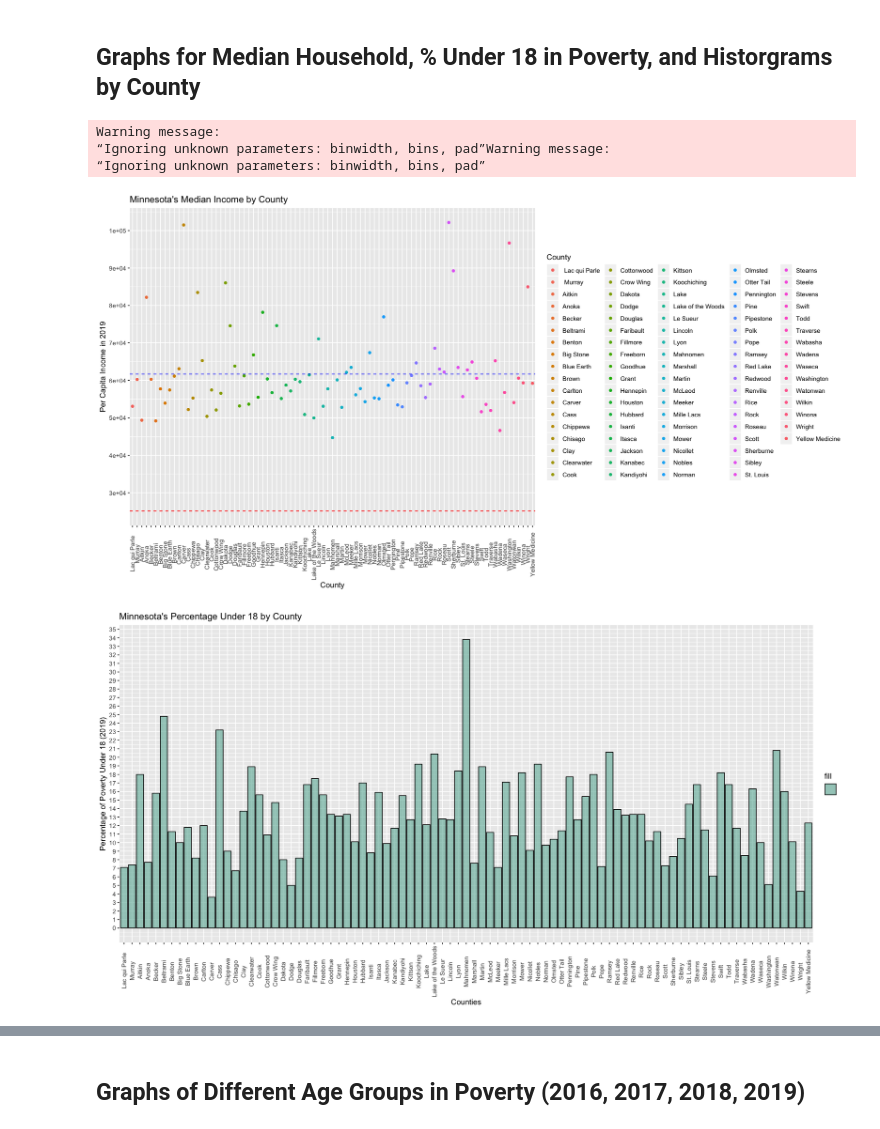
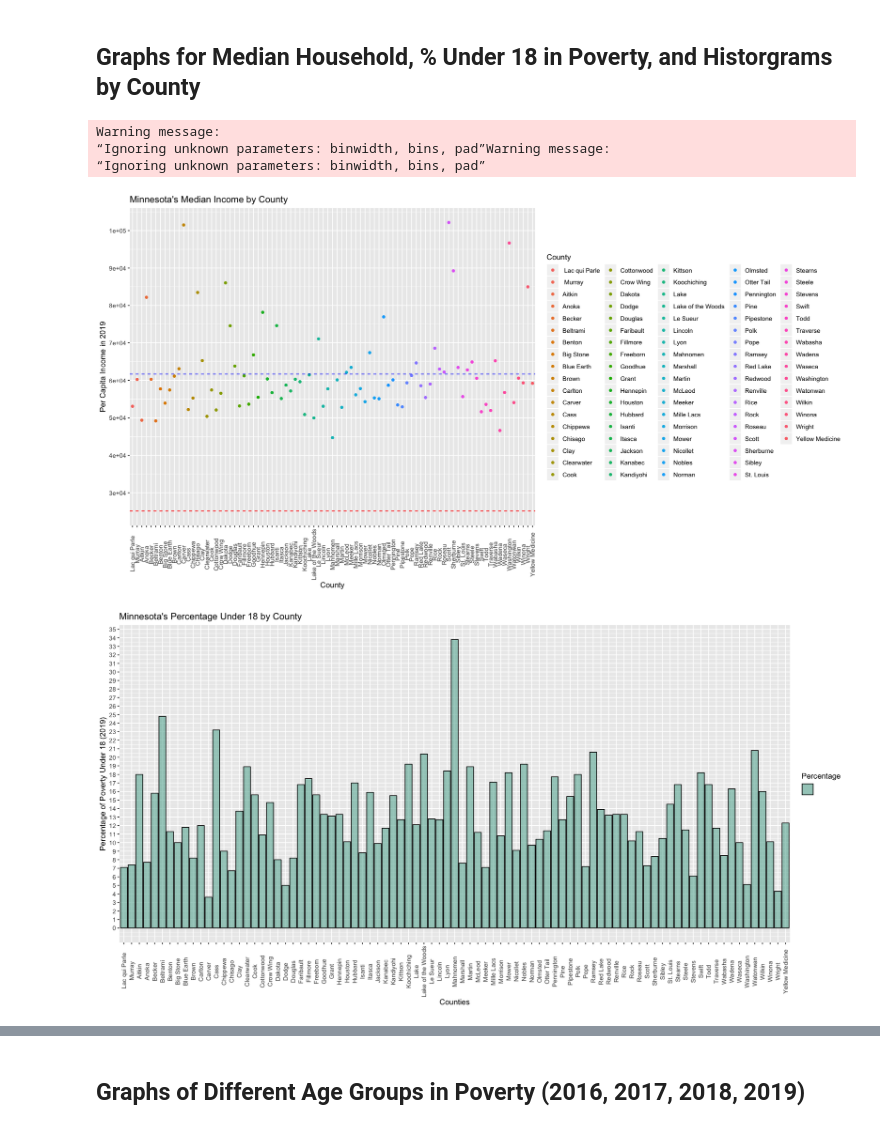
Before and after one commit to bamzie/DataSetPoverty, a Jupyter notebook: ResearchCode-Minn.ipynb, the cells around one changed output, grey strips where cells are left out. Cells and saved outputs as stored; diff of their text form; code cells hidden in the pictures.

```diff
--- a/ResearchCode-Minn.ipynb
+++ b/ResearchCode-Minn.ipynb
@@ -143,31 +139,33 @@ ggtitle("Minnesota's Median Income by County")+
 scale_y_continuous(breaks=seq(0,120000,10000));
 
 # Plot for Minnesota's % under 18 who are in poverty
 plot2 <- ggplot(minn_poverty, aes(x = minn_poverty$names, y = minn_poverty$poverty_under_18_2019,
                                  fill = '')) +
     geom_histogram(color="grey3", alpha=0.6, stat = 'identity') +
     theme(axis.text.x = element_text(angle = 90, vjust = 0.5)) +
     scale_fill_manual(values=c("#69b3a2")) + xlab("Counties") +
     ylab("Percentage of Poverty Under 18 (2019)") +
+    labs(fill = "Percentage") +
     ggtitle("Minnesota's Percentage Under 18 by County") +
     scale_y_continuous(breaks=seq(0,100));
 
 # Histogram of % of population that are in poverty (by county)
 plot3 <- ggplot(minn_poverty, aes(x = minn_poverty$names, y = minn_poverty$poverty_2019,
                                  fill = '')) +
     geom_histogram(color="grey3", alpha=0.6, stat = 'identity') +
     theme(axis.text.x = element_text(angle = 90, vjust = 0.5)) +
     scale_fill_manual(values=c("coral3")) + xlab("Counties") +
     ylab("Percentage of People in Poverty (2019)") +
+    labs(fill = "Percentage") +
     ggtitle("Minnesota's Percentage of People in Poverty") +
     scale_y_continuous(breaks=seq(0,100));
 
 plot1
 plot2
 plot3
 # %% [output]
 Warning message:
 “Ignoring unknown parameters: binwidth, bins, pad”Warning message:
 “Ignoring unknown parameters: binwidth, bins, pad”
 [figure]
-[figure, old version]
+[figure, new version]
```
Also changed, not shown: parts of 4 cells of this notebook.
